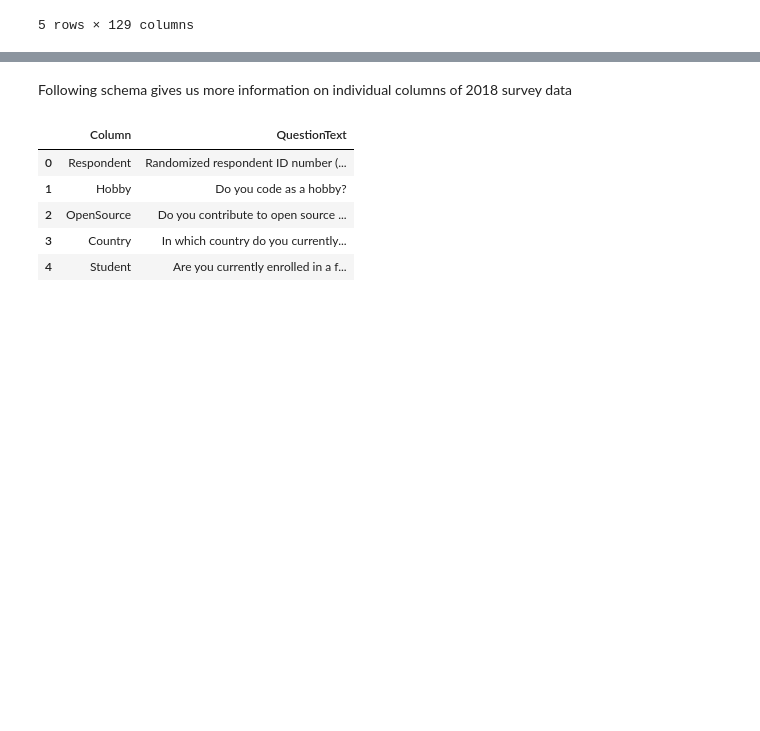
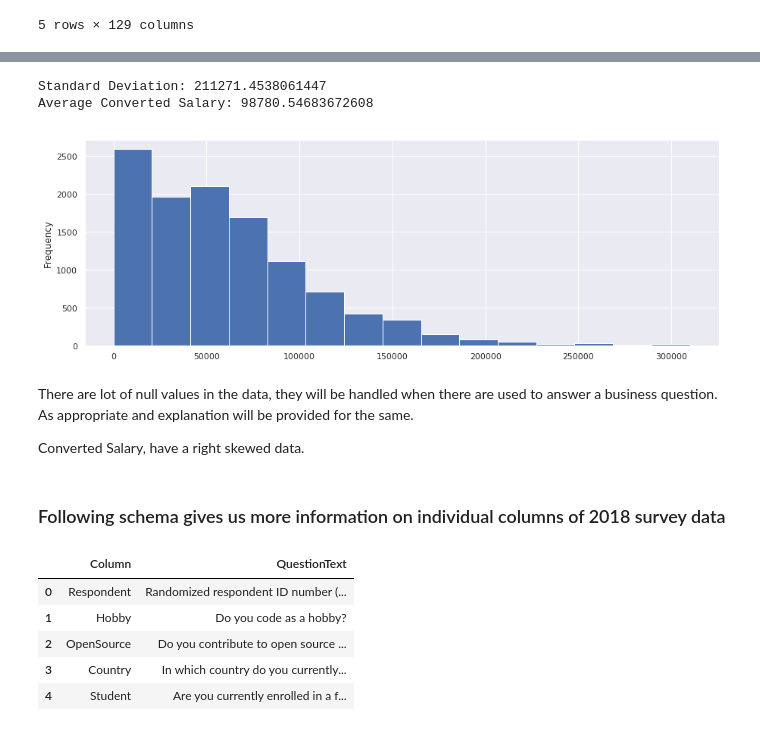
Before and after one commit to rakeshsiri/sentiment_on_ai_jobs, a Jupyter notebook: sentiment_on_ai_jobs.ipynb, the cells around one changed output, grey strips where cells are left out. Drawn from its saved outputs; the diff is of its cells as text; code cells hidden in the pictures; blank space fills up the shorter version.

```diff
--- a/sentiment_on_ai_jobs.ipynb
+++ b/sentiment_on_ai_jobs.ipynb
@@ -36,5 +84,20 @@ ds_data.head()
+# %%
+mean = ds_data.ConvertedSalary.mean()
+std = ds_data.ConvertedSalary.std()
+ds_data.ConvertedSalary[(ds_data.ConvertedSalary<(mean+std))].plot.hist(bins=15);
+
+print('Standard Deviation:',std)
+print('Average Converted Salary:',mean)
+# %% [output]
+Standard Deviation: 211271.4538061447
+Average Converted Salary: 98780.54683672608
+[figure, added]
+# %% [markdown]
+There are lot of null values in the data, they will be handled when there are used to answer a business question. As appropriate and explanation will be provided for the same.
+
+Converted Salary, have a right skewed data.
 # %% [markdown]
-Following schema gives us more information on individual columns of 2018 survey data
+### Following schema gives us more information on individual columns of 2018 survey data
 # %%
 schema_18 = pd.read_csv('Data/developer_survey_2018/survey_results_schema.csv')
 # %%
```
Also changed, not shown: parts of 15 cells of this notebook, 2 other files.
